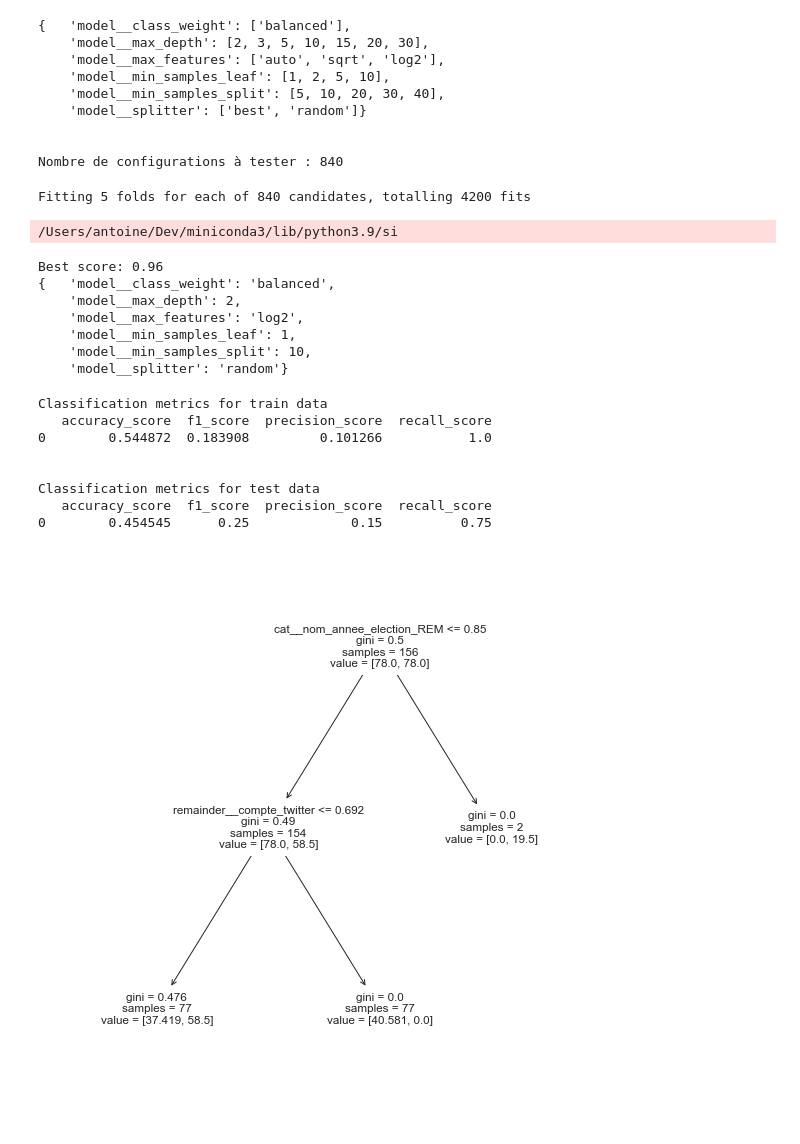
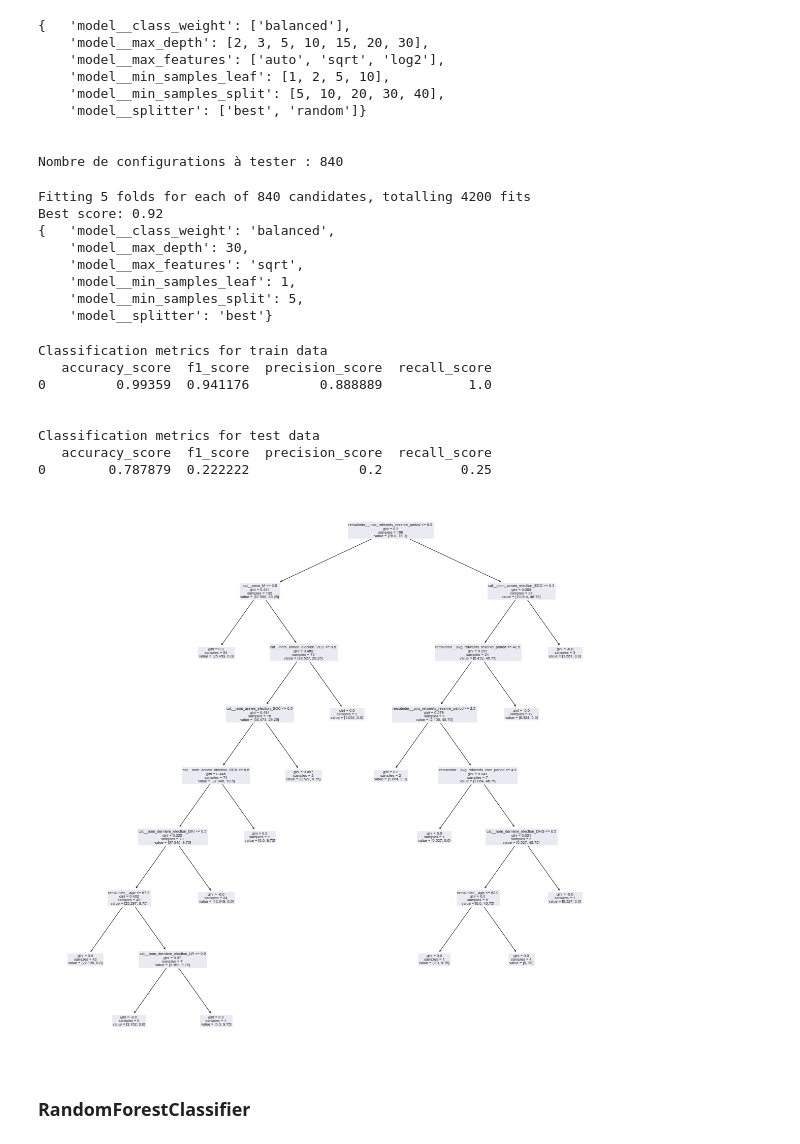
Before and after one commit to Antoine101/ElecTweets, a Jupyter notebook: model_exploration.ipynb, the cells around one changed output. Saved outputs shown, nothing was run; the diff lists cells and outputs as text; code cells hidden in the pictures.

```diff
--- a/model_exploration.ipynb
+++ b/model_exploration.ipynb
@@ -49,7 +49,7 @@ dates = [
     "date_premier_tour"
 ]
 
-df = pd.read_csv('data/dataframe_to_use.csv', sep=";", parse_dates=dates)
+df = pd.read_csv('data/dataframe_to_use.csv', sep=";", parse_dates=dates, encoding="utf-8")
 # %% [markdown]
 ## Exploration et Analyse du Dataset
 # %%
@@ -263,7 +367,7 @@ y_test = y_test.astype('int')
 ### Création du preprocessor
 # %%
 # Opérations de transformation pour les variables catégorielles
-categorical_transformer = OneHotEncoder(handle_unknown="ignore", drop="first")
+categorical_transformer = OneHotEncoder(handle_unknown="ignore")
 
 # Variables catégorielles
 categorical_features = X_train.select_dtypes(["category"]).columns
@@ -407,14 +511,13 @@ print(f"Best score: {round(dt_grid_search.best_score_, 2)}")
 pp.pprint(dt_grid_search.best_params_)
 # %% [output]
 Fitting 5 folds for each of 840 candidates, totalling 4200 fits
+Best score: 0.92
+{   'model__class_weight': 'balanced',
+    'model__max_depth': 30,
+    'model__max_features': 'sqrt',
+    'model__min_samples_leaf': 1,
+    'model__min_samples_split': 5,
+    'model__splitter': 'best'}
-/Users/antoine/Dev/miniconda3/lib/python3.9/si
-Best score: 0.96
-{   'model__class_weight': 'balanced',
-    'model__max_depth': 2,
-    'model__max_features': 'log2',
-    'model__min_samples_leaf': 1,
-    'model__min_samples_split': 10,
-    'model__splitter': 'random'}
 # %%
 pred_train = dt_grid_search.predict(X_train)
 pred_test = dt_grid_search.predict(X_test)
@@ -427,17 +530,19 @@ print(classification_metrics(y_test, pred_test))
 # %% [output]
 Classification metrics for train data
    accuracy_score  f1_score  precision_score  recall_score
-0        0.544872  0.183908         0.101266           1.0
+0         0.99359  0.941176         0.888889           1.0
 
 
 Classification metrics for test data
    accuracy_score  f1_score  precision_score  recall_score
-0        0.454545      0.25             0.15          0.75
+0        0.787879  0.222222              0.2          0.25
 # %%
 feature_names = dt_grid_search.best_estimator_.named_steps["preprocessor"].get_feature_names_out().tolist()
 
-fig, ax = plt.subplots(figsize=(10, 10))
+fig, ax = plt.subplots(figsize=(20, 20))
 plot_tree(dt_grid_search.best_estimator_["model"], feature_names=feature_names, ax=ax)
 plt.show()
 # %% [output]
-[figure, old version]
+[figure, new version]
+# %% [markdown]
+### RandomForestClassifier
```
Also changed, not shown: parts of 24 cells of this notebook.
